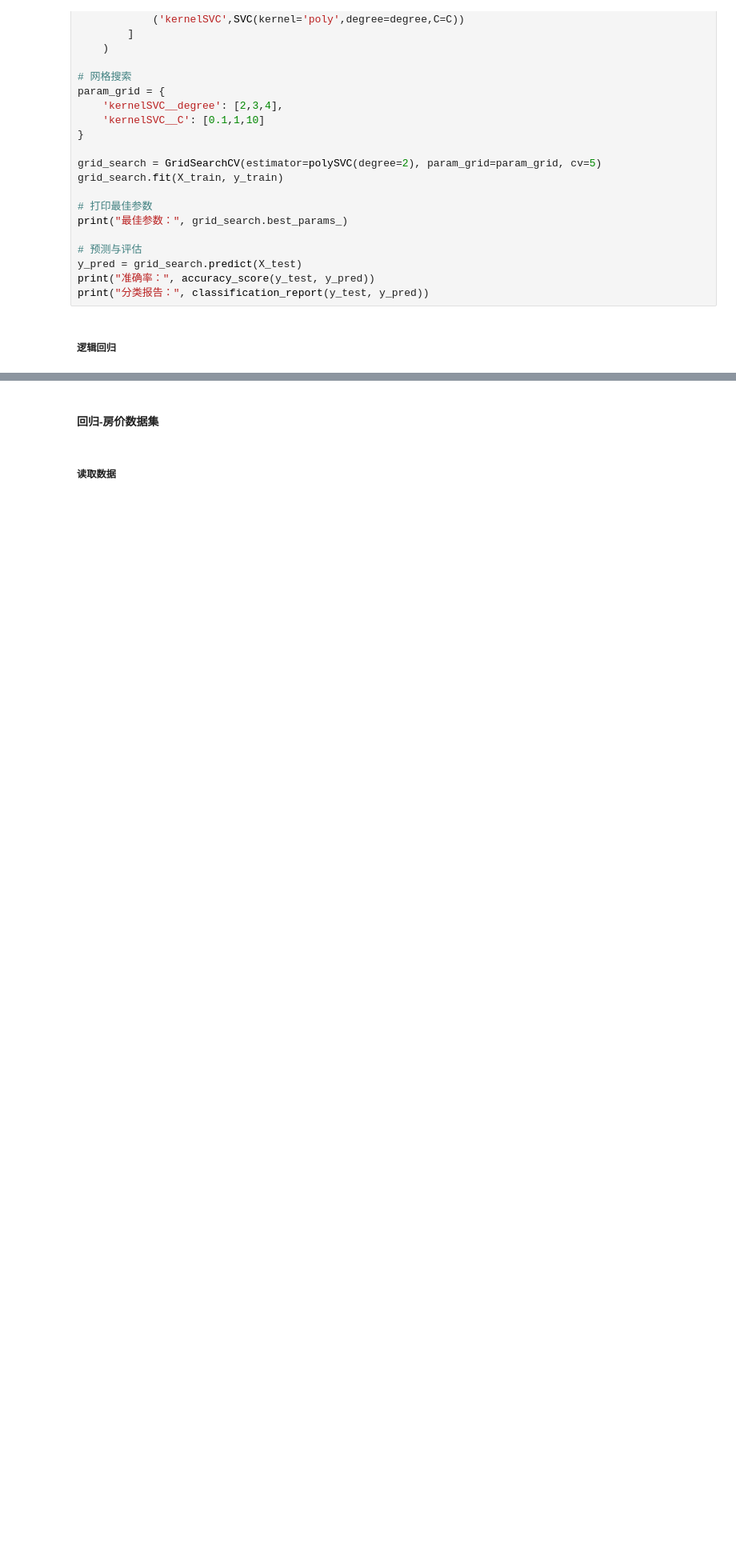
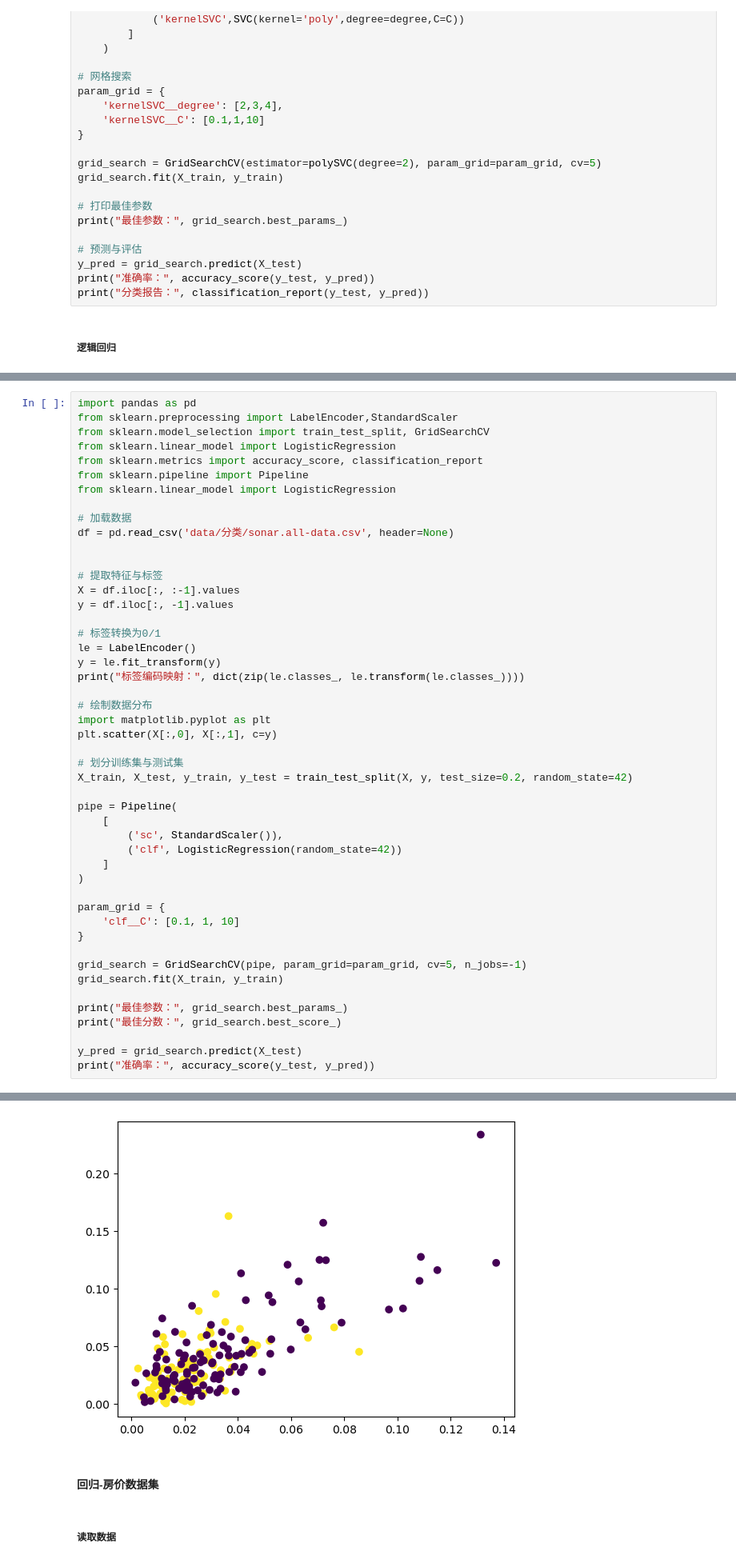
Before and after one commit to yuluochengwen/AI, a Jupyter notebook: 05_第五周/08_18_机器学习_回归分类练习.ipynb, the cells around one changed output, grey strips where cells are left out. Shown at 80% size. Saved outputs shown, nothing was run; the diff lists cells and outputs as text; blank space fills up the shorter version.

```diff
--- a/05_第五周/08_18_机器学习_回归分类练习.ipynb
+++ b/05_第五周/08_18_机器学习_回归分类练习.ipynb
@@ -242,0 +282,49 @@ SyntaxError: invalid syntax (3797454494.py, line 20)
+# %%
+import pandas as pd
+from sklearn.preprocessing import LabelEncoder,StandardScaler
+from sklearn.model_selection import train_test_split, GridSearchCV
+from sklearn.linear_model import LogisticRegression
+from sklearn.metrics import accuracy_score, classification_report
+from sklearn.pipeline import Pipeline
+from sklearn.linear_model import LogisticRegression
+
+# 加载数据
+df = pd.read_csv('data/分类/sonar.all-data.csv', header=None)
+
+
+# 提取特征与标签
+X = df.iloc[:, :-1].values
+y = df.iloc[:, -1].values
+
+# 标签转换为0/1
+le = LabelEncoder()
+y = le.fit_transform(y)
+print("标签编码映射：", dict(zip(le.classes_, le.transform(le.classes_))))
+
+# 绘制数据分布
+import matplotlib.pyplot as plt
+plt.scatter(X[:,0], X[:,1], c=y)
+
+# 划分训练集与测试集
+X_train, X_test, y_train, y_test = train_test_split(X, y, test_size=0.2, random_state=42)
+
+pipe = Pipeline(
+    [
+        ('sc', StandardScaler()),
+        ('clf', LogisticRegression(random_state=42))
+    ]
+)
+
+param_grid = {
+    'clf__C': [0.1, 1, 10]
+}
+
+grid_search = GridSearchCV(pipe, param_grid=param_grid, cv=5, n_jobs=-1)
+grid_search.fit(X_train, y_train)
+
+print("最佳参数：", grid_search.best_params_)
+print("最佳分数：", grid_search.best_score_)
+
+y_pred = grid_search.predict(X_test)
+print("准确率：", accuracy_score(y_test, y_pred))
+# %% [output]
@@ -243,3 +335,4 @@ SyntaxError: invalid syntax (3797454494.py, line 20)
+[figure, added]
 # %% [markdown]
 #### 回归-房价数据集
 # %% [markdown]
```
Also changed, not shown: parts of 3 cells of this notebook, 12 other files.
